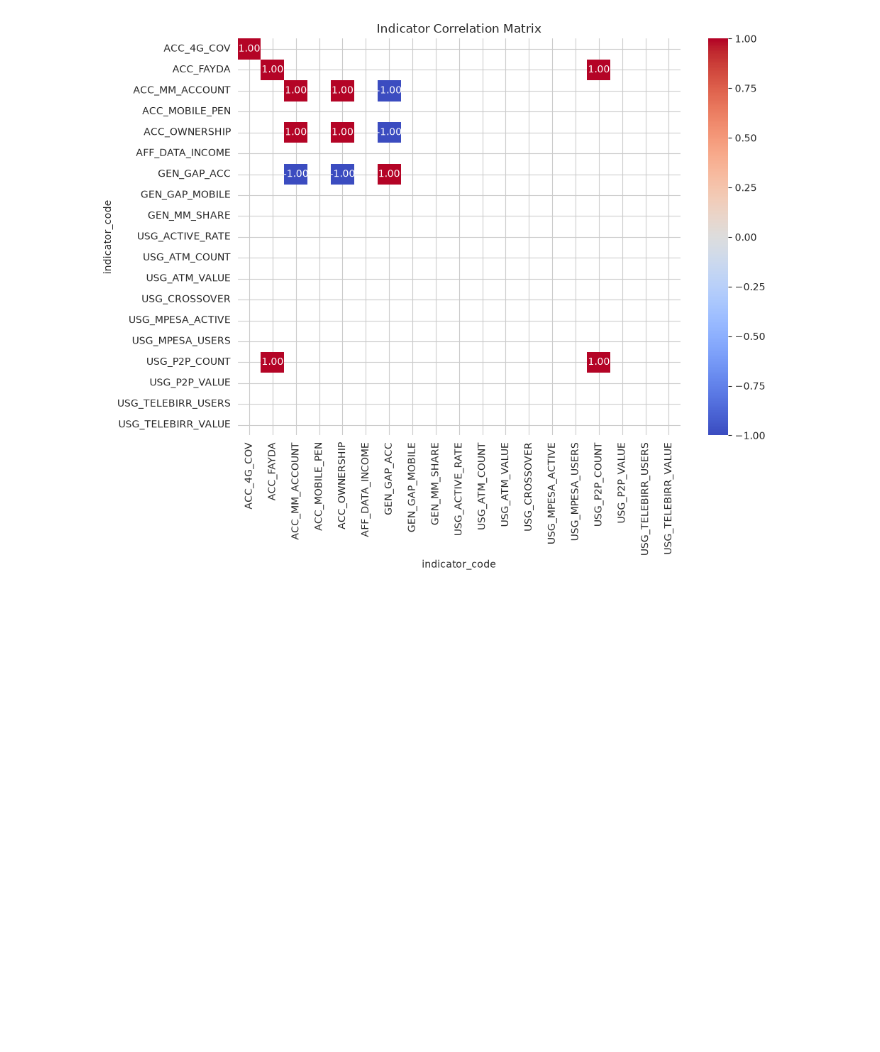
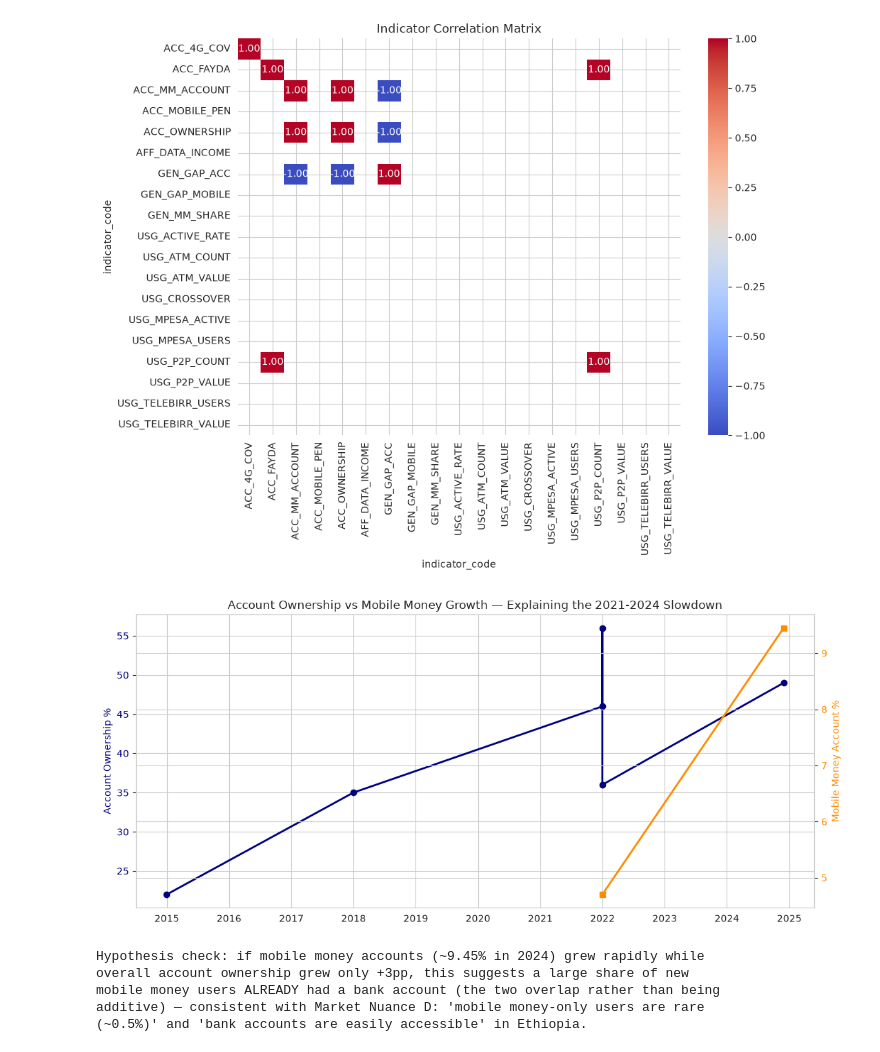
Before and after one commit to Sumeyahassen/ethiopia-fi-forecast, a Jupyter notebook: notebooks/02_eda.ipynb, the cells around one changed output. Cells and saved outputs as stored; diff of their text form; code cells hidden in the pictures; blank space fills up the shorter version.

```diff
--- a/notebooks/02_eda.ipynb
+++ b/notebooks/02_eda.ipynb
@@ -106,3 +106,37 @@ plt.tight_layout()
 plt.show()
 # %% [output]
 [figure]
+# %%
+mm = obs[obs['indicator_code'] == 'ACC_MM_ACCOUNT'].sort_values('observation_date')
+
+fig, ax1 = plt.subplots(figsize=(11, 5))
+ax1.plot(access['observation_date'], access['value_numeric'], marker='o',
+          color='navy', linewidth=2, label='Account Ownership (Access)')
+ax1.set_ylabel('Account Ownership %', color='navy')
+ax1.tick_params(axis='y', labelcolor='navy')
+
+if len(mm) > 0:
+    ax2 = ax1.twinx()
+    ax2.plot(mm['observation_date'], mm['value_numeric'], marker='s',
+              color='darkorange', linewidth=2, label='Mobile Money Account %')
+    ax2.set_ylabel('Mobile Money Account %', color='darkorange')
+    ax2.tick_params(axis='y', labelcolor='darkorange')
+
+plt.title('Account Ownership vs Mobile Money Growth — Explaining the 2021-2024 Slowdown')
+fig.tight_layout()
+plt.show()
+
+print("""
+Hypothesis check: if mobile money accounts (~9.45% in 2024) grew rapidly while
+overall account ownership grew only +3pp, this suggests a large share of new
+mobile money users ALREADY had a bank account (the two overlap rather than being
+additive) — consistent with Market Nuance D: 'mobile money-only users are rare
+(~0.5%)' and 'bank accounts are easily accessible' in Ethiopia.
+""")
+# %% [output]
+[figure, added]
+Hypothesis check: if mobile money accounts (~9.45% in 2024) grew rapidly while
+overall account ownership grew only +3pp, this suggests a large share of new
+mobile money users ALREADY had a bank account (the two overlap rather than being
+additive) — consistent with Market Nuance D: 'mobile money-only users are rare
+(~0.5%)' and 'bank accounts are easily accessible' in Ethiopia.
```
